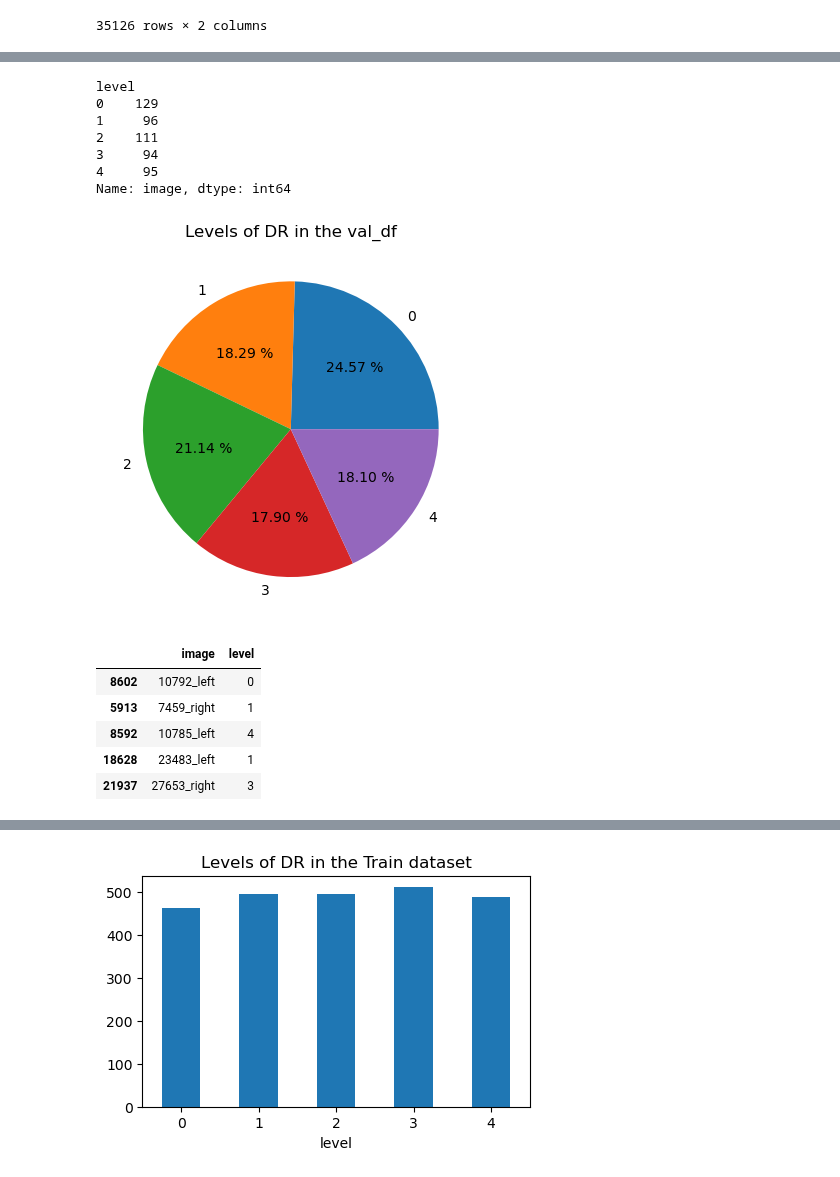
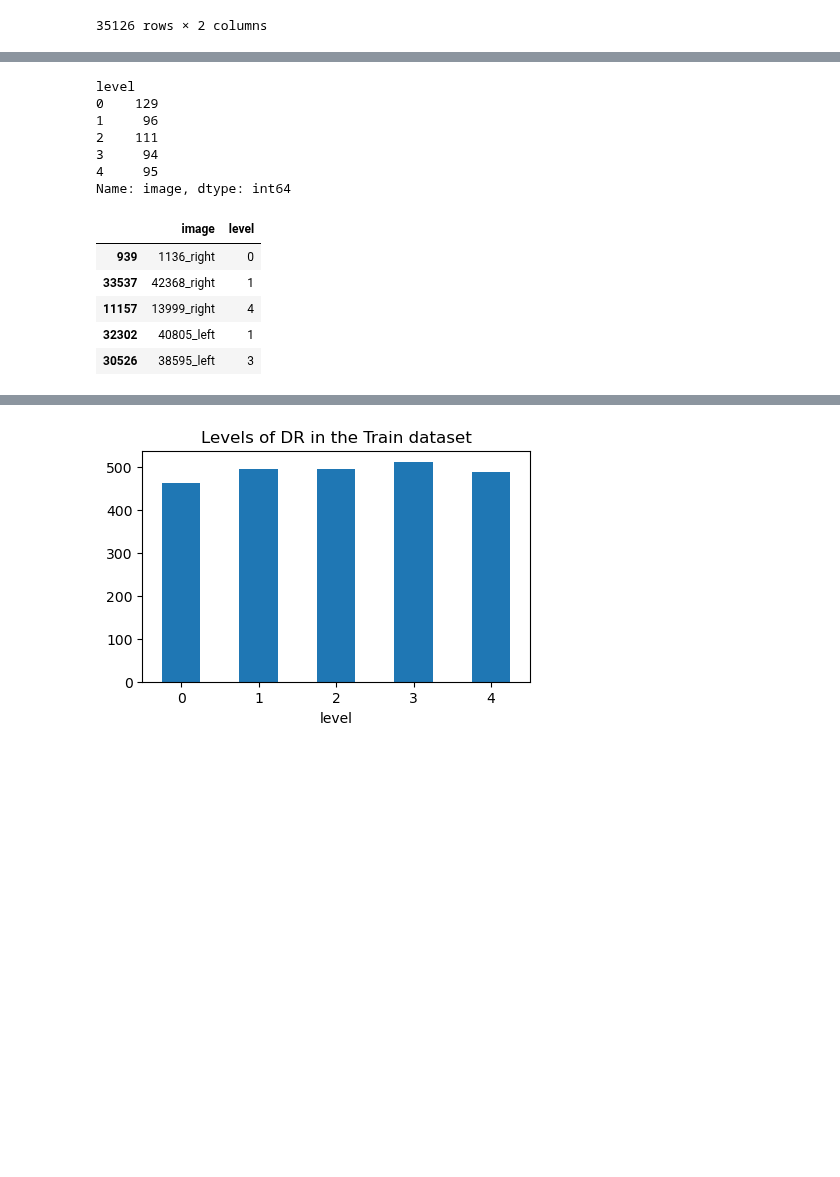
Before and after one commit to AlbertoRomanRamosRodriguez/Tesis-de-Grado, a Jupyter notebook: exploring-kaggle-dr.ipynb, the cells around one changed output, grey strips where cells are left out. Cells and saved outputs as stored; diff of their text form; code cells hidden in the pictures; blank space fills up the shorter version.

```diff
--- a/exploring-kaggle-dr.ipynb
+++ b/exploring-kaggle-dr.ipynb
@@ -161,25 +160,24 @@ Name: image, dtype: int64
 # %%
 display(val_df.groupby(['level'])['image'].count())
-plt.pie([val_df.loc[val_df['level'] == n].count()[0] for n in range(classes)], labels = range(classes), autopct='%.2f %%')
-plt.title("Levels of DR in the val_df")
-img_path = os.path.sep.join([DB_PATH, 'val_dist.png'])
-plt.savefig(img_path)
-plt.show()
+# plt.pie([val_df.loc[val_df['level'] == n].count()[0] for n in range(classes)], labels = range(classes), autopct='%.2f %%')
+# plt.title("Levels of DR in the val_df")
+# img_path = os.path.sep.join([DB_PATH, 'val_dist.png'])
+# plt.savefig(img_path)
+# plt.show()
 val_df.head()
 # %% [output]
 level
 0    129
 1     96
 2    111
 3     94
 4     95
 Name: image, dtype: int64
-[figure, removed]
 |  | image | level |
-| 8602 | 10792_left | 0 |
-| 5913 | 7459_right | 1 |
-| 8592 | 10785_left | 4 |
-| 18628 | 23483_left | 1 |
-| 21937 | 27653_right | 3 |
+| 939 | 1136_right | 0 |
+| 33537 | 42368_right | 1 |
+| 11157 | 13999_right | 4 |
+| 32302 | 40805_left | 1 |
+| 30526 | 38595_left | 3 |
 # %%
 display(test_df.groupby(['level'])['image'].count())
```
Also changed, not shown: parts of 4 cells of this notebook.
